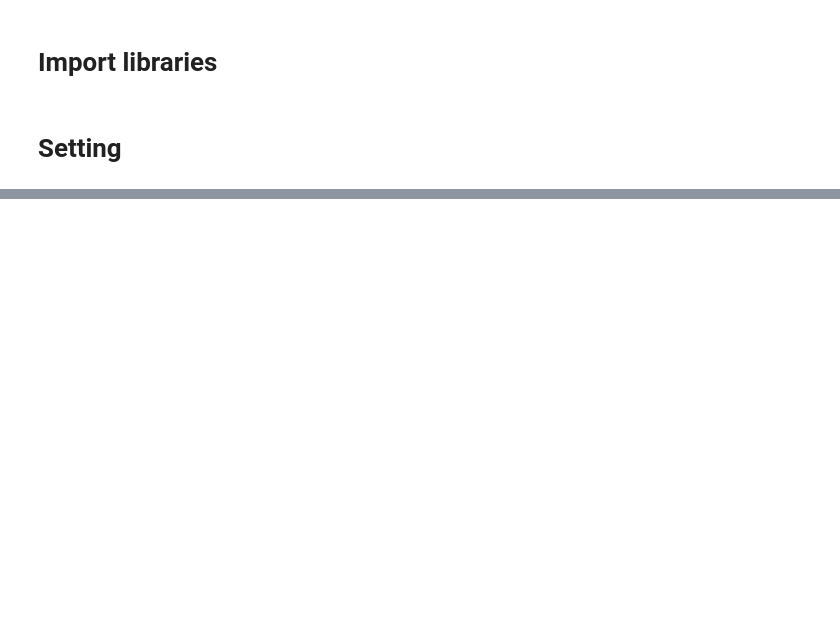
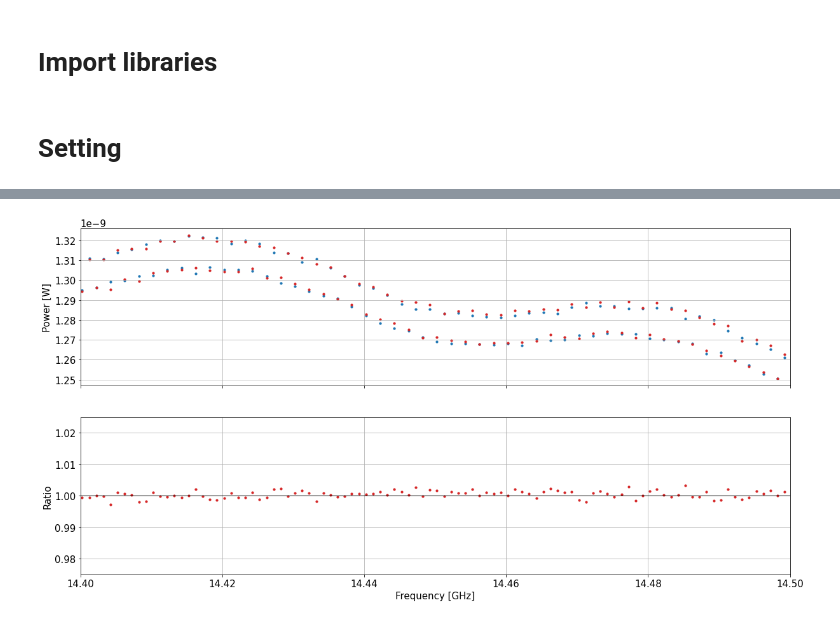
Before and after one commit to sadachi5/dosue-analysis, a Jupyter notebook: DOSUE-J/77K_compare.ipynb, the cells around one changed output, grey strips where cells are left out. Saved outputs shown, nothing was run; the diff lists cells and outputs as text; code cells hidden in the pictures; blank space fills up the shorter version.

```diff
--- a/DOSUE-J/77K_compare.ipynb
+++ b/DOSUE-J/77K_compare.ipynb
@@ -70,0 +153,21 @@ ax.grid(True)
+# %%
+plt.rcParams["font.size"] = 15
+fig, axes = plt.subplots(2,1,figsize=(20,10), squeeze=False, sharex=True)
+
+ax = axes[0][0]
+ax.scatter(freq1*1e-9, W1, c='tab:blue', label='First 77K', s=10)
+ax.scatter(freq2*1e-9, W2, c='tab:red', label='Second 77K', s=10)
+ax.set_xlim([freq_min, freq_max])
+ax.set_ylabel('Power [W]')
+ax.grid(True)
+
+ax = axes[1][0]
+ax.scatter(freq1*1e-9, W2/W1, c='tab:red', label='Second/First', s=10)
+ax.plot([0,100],[1,1], c='k', lw=1)
+ax.set_xlim([freq_min, freq_max])
+ax.set_ylim([0.975,1.025])
+ax.set_ylabel('Ratio')
+ax.set_xlabel('Frequency [GHz]')
+ax.grid(True)
+# %% [output]
+[figure, added]
```
Also changed, not shown: parts of 16 cells of this notebook, 3 other files.
